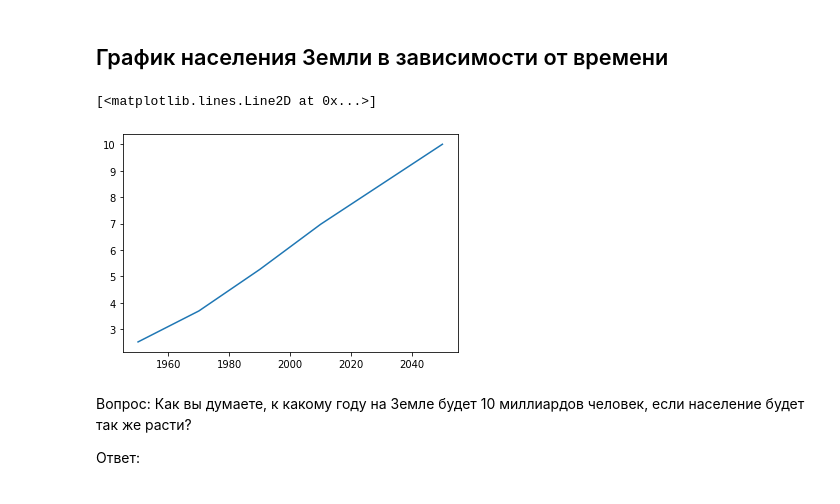
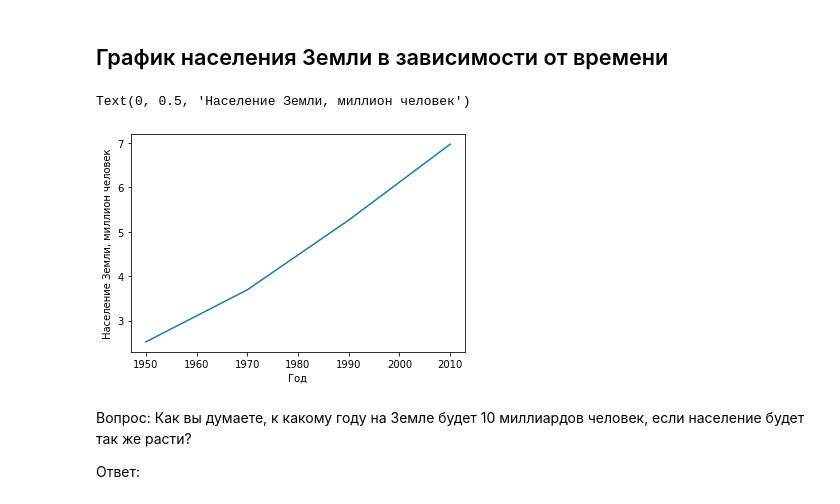
Before and after one commit to tatyderb/m2020, a Jupyter notebook: 1_visualization/1_simple_plot.ipynb, the cells around one changed output. Drawn from its saved outputs; the diff is of its cells as text; code cells hidden in the pictures.

```diff
--- a/1_visualization/1_simple_plot.ipynb
+++ b/1_visualization/1_simple_plot.ipynb
@@ -35,13 +35,17 @@
 # %%
 import matplotlib.pyplot as plt
 
-year = [1950, 1970, 1990, 2010, 2050]     # year
-pop = [2.519, 3.692, 5.263, 6.972, 10]  # population, billions
+year = [1950, 1970, 1990, 2010]     # year
+pop = [2.519, 3.692, 5.263, 6.972]  # population, billions
 
 plt.plot(year, pop)
+
+# назвали оси
+plt.xlabel('Год')
+plt.ylabel('Население Земли, миллион человек')
 # %% [output]
-[<matplotlib.lines.Line2D at 0x...>]
+Text(0, 0.5, 'Население Земли, миллион человек')
-[figure, old version]
+[figure, new version]
 # %% [markdown]
 Вопрос: Как вы думаете, к какому году на Земле будет 10 миллиардов человек, если население будет так же расти?
 
```
Also changed, not shown: parts of 10 cells of this notebook, 1 other file.
